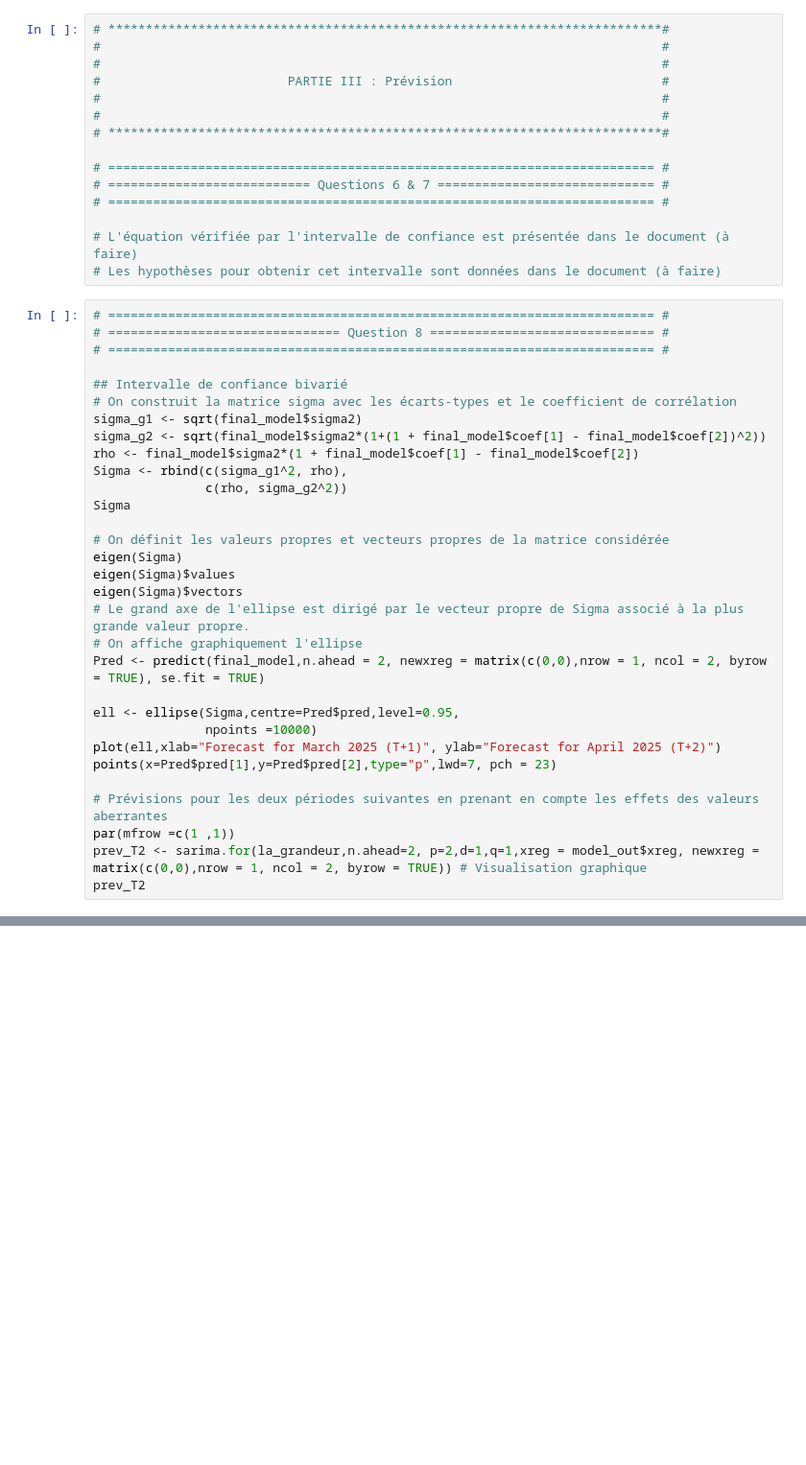
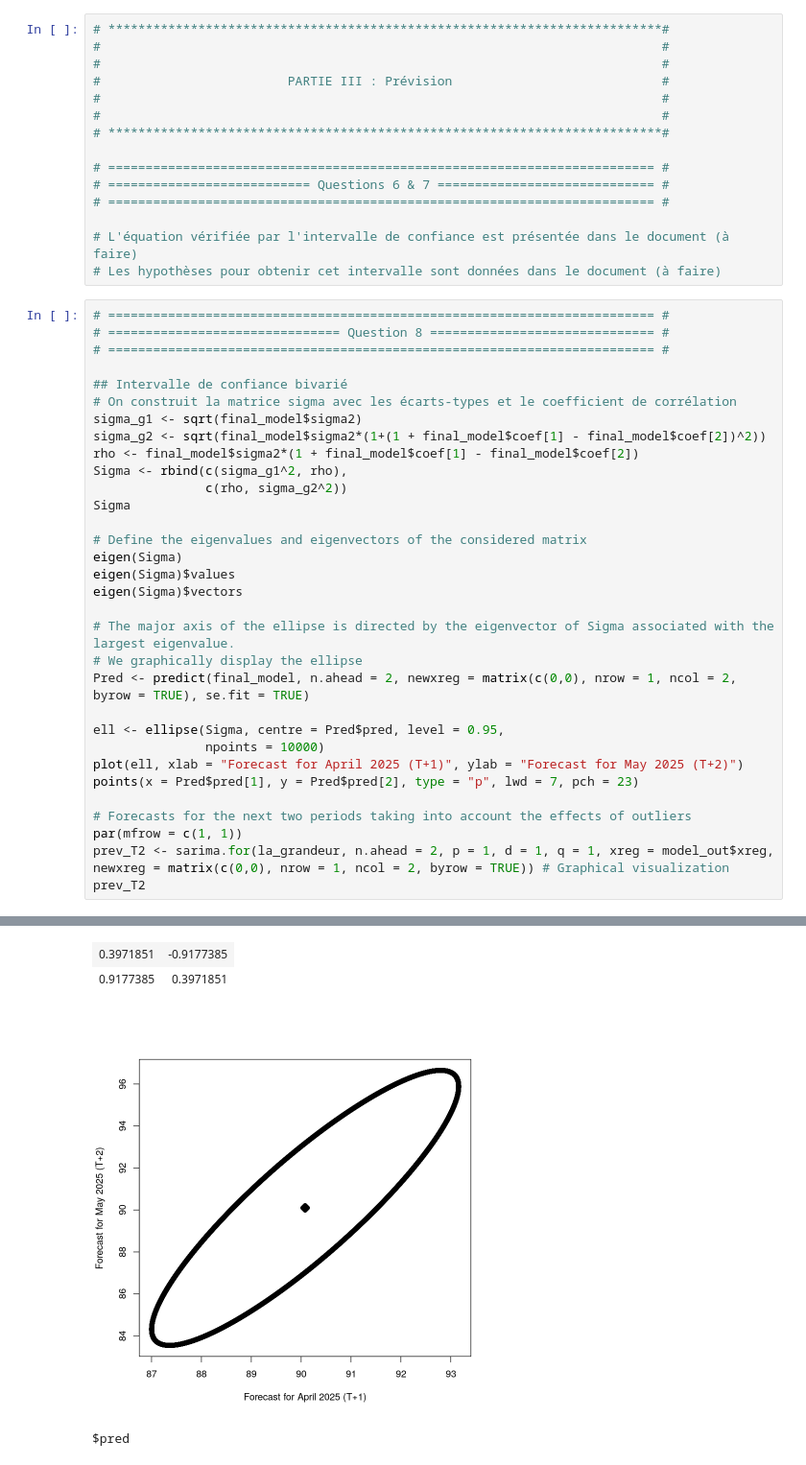
Before and after one commit to dianesaint/Series_temporelles, a Jupyter notebook: projet.ipynb, the cells around one changed output, grey strips where cells are left out. Shown at 96% size. Saved outputs shown, nothing was run; the diff lists cells and outputs as text; blank space fills up the shorter version.

```diff
--- a/projet.ipynb
+++ b/projet.ipynb
@@ -816,21 +816,22 @@ Sigma <- rbind(c(sigma_g1^2, rho),
                c(rho, sigma_g2^2))
 Sigma
 
-# On définit les valeurs propres et vecteurs propres de la matrice considérée
+# Define the eigenvalues and eigenvectors of the considered matrix
 eigen(Sigma)
 eigen(Sigma)$values
 eigen(Sigma)$vectors
-# Le grand axe de l'ellipse est dirigé par le vecteur propre de Sigma associé à la plus grande valeur propre.
-# On affiche graphiquement l'ellipse
-Pred <- predict(final_model,n.ahead = 2, newxreg = matrix(c(0,0),nrow = 1, ncol = 2, byrow = TRUE), se.fit = TRUE)
 
-ell <- ellipse(Sigma,centre=Pred$pred,level=0.95,
-               npoints =10000)
-plot(ell,xlab="Forecast for March 2025 (T+1)", ylab="Forecast for April 2025 (T+2)")
-points(x=Pred$pred[1],y=Pred$pred[2],type="p",lwd=7, pch = 23)
+# The major axis of the ellipse is directed by the eigenvector of Sigma associated with the largest eigenvalue.
+# We graphically display the ellipse
+Pred <- predict(final_model, n.ahead = 2, newxreg = matrix(c(0,0), nrow = 1, ncol = 2, byrow = TRUE), se.fit = TRUE)
 
-# Prévisions pour les deux périodes suivantes en prenant en compte les effets des valeurs aberrantes
-par(mfrow =c(1 ,1))
-prev_T2 <- sarima.for(la_grandeur,n.ahead=2, p=2,d=1,q=1,xreg = model_out$xreg, newxreg =  matrix(c(0,0),nrow = 1, ncol = 2, byrow = TRUE)) # Visualisation graphique
+ell <- ellipse(Sigma, centre = Pred$pred, level = 0.95,
+               npoints = 10000)
+plot(ell, xlab = "Forecast for April 2025 (T+1)", ylab = "Forecast for May 2025 (T+2)")
+points(x = Pred$pred[1], y = Pred$pred[2], type = "p", lwd = 7, pch = 23)
+
+# Forecasts for the next two periods taking into account the effects of outliers
+par(mfrow = c(1, 1))
+prev_T2 <- sarima.for(la_grandeur, n.ahead = 2, p = 1, d = 1, q = 1, xreg = model_out$xreg, newxreg = matrix(c(0,0), nrow = 1, ncol = 2, byrow = TRUE)) # Graphical visualization
 prev_T2
 # %% [output]
@@ -837,0 +852,4 @@ ERROR: Error: object 'Sigma' not found
+| 0.3971851 | -0.9177385 |
+| 0.9177385 | 0.3971851 |
+[figure, added]
+$pred
```
Also changed, not shown: parts of 1 cell of this notebook.
